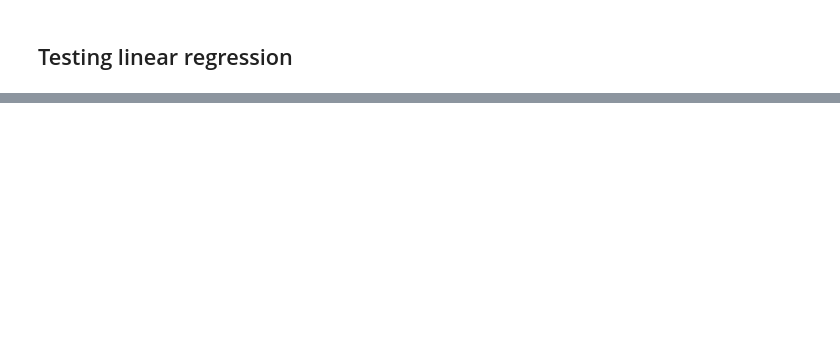
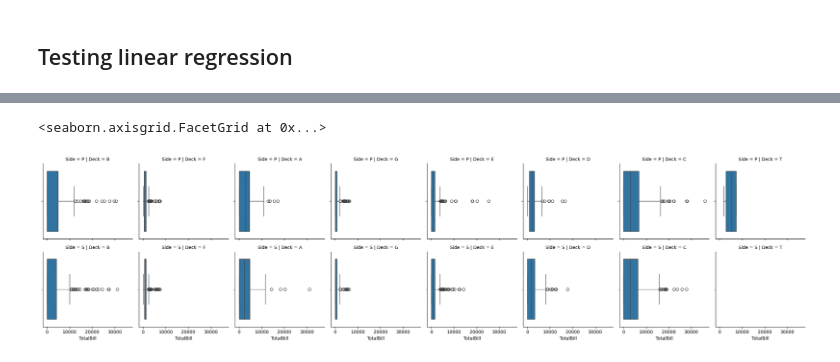
Before and after one commit to Vetle960/space-titanic-kaggle, a Jupyter notebook: eda.ipynb, the cells around one changed output, grey strips where cells are left out. Cells and saved outputs as stored; diff of their text form; code cells hidden in the pictures; blank space fills up the shorter version.

```diff
--- a/eda.ipynb
+++ b/eda.ipynb
@@ -716,0 +890,7 @@ plt.show()
+# %%
+#Checking out total spending
+g = sns.FacetGrid(df_in_use, col = 'Deck', row = 'Side')
+g.map(sns.boxplot,'TotalBill')
+# %% [output]
+<seaborn.axisgrid.FacetGrid at 0x...>
+[figure, added]
```
Also changed, not shown: parts of 38 cells of this notebook.
